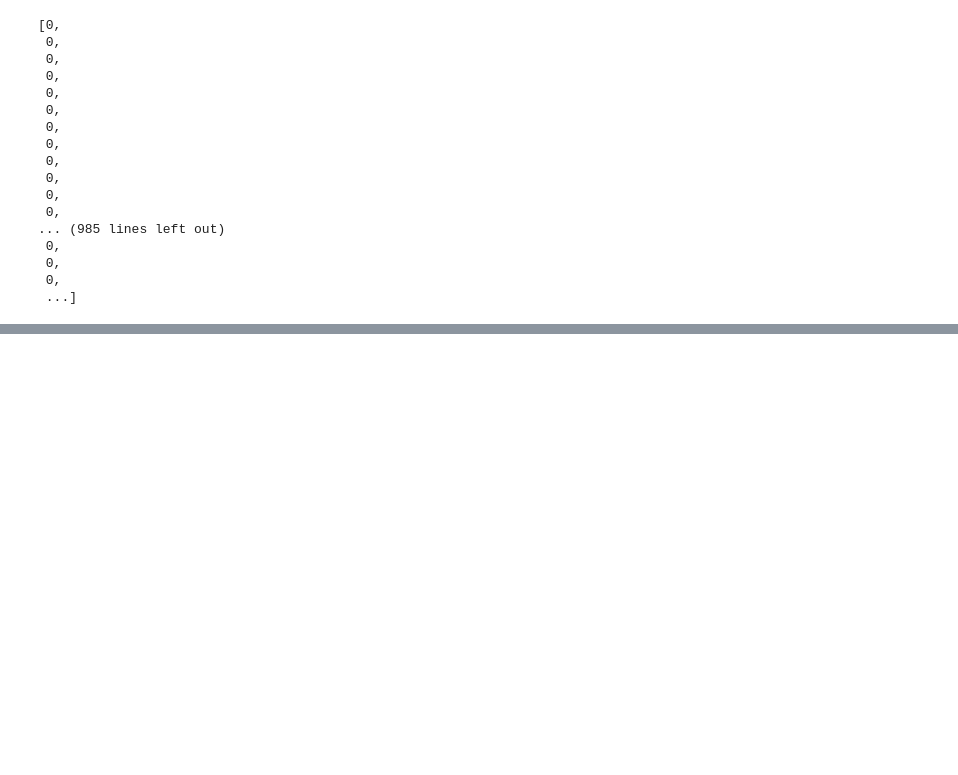
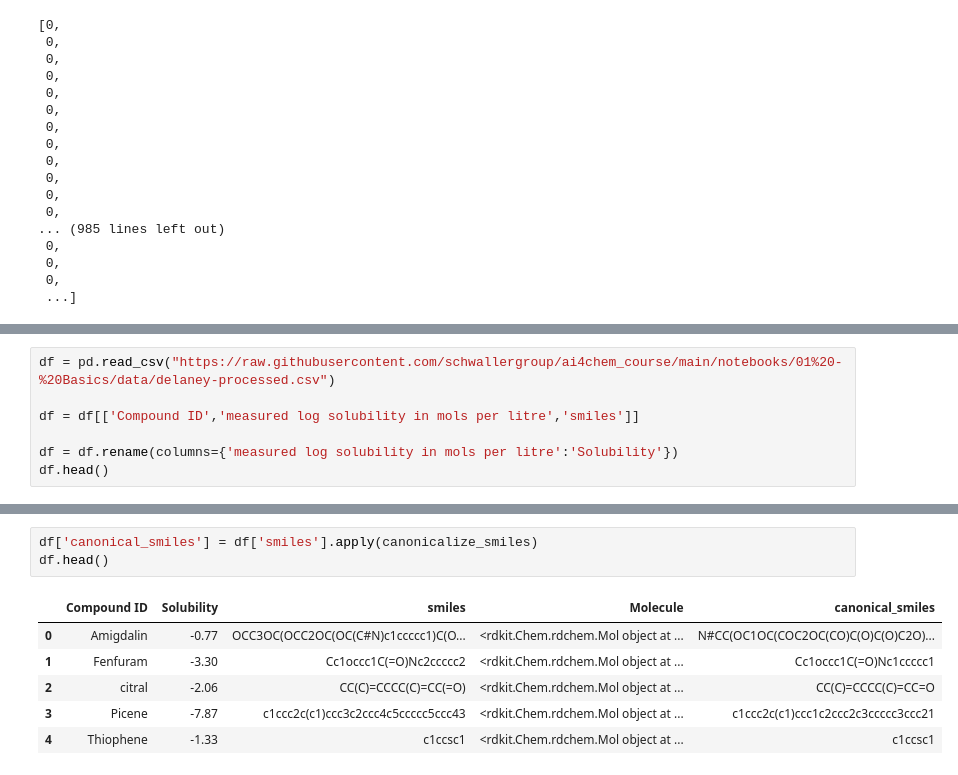
Before and after one commit to Accayo14/AI-for-Chemistry, a Jupyter notebook: Week_1/rdkit.ipynb, the cells around one changed output, grey strips where cells are left out. Drawn from its saved outputs; the diff is of its cells as text; blank space fills up the shorter version.

```diff
--- a/Week_1/rdkit.ipynb
+++ b/Week_1/rdkit.ipynb
@@ -213,0 +350,7 @@ caffiene_fp.ToList()
+# %%
+df = pd.read_csv("https://raw.githubusercontent.com/schwallergroup/ai4chem_course/main/notebooks/01%20-%20Basics/data/delaney-processed.csv")
+
+df = df[['Compound ID','measured log solubility in mols per litre','smiles']]
+
+df = df.rename(columns={'measured log solubility in mols per litre':'Solubility'})
+df.head()
@@ -213,0 +396,10 @@ caffiene_fp.ToList()
+# %%
+df['canonical_smiles'] = df['smiles'].apply(canonicalize_smiles)
+df.head()
+# %% [output]
+|  | Compound ID | Solubility | smiles | Molecule | canonical_smiles |
+| 0 | Amigdalin | -0.77 | OCC3OC(OCC2OC(OC(C#N)c1ccccc1)C(O... | <rdkit.Chem.rdchem.Mol object at ... | N#CC(OC1OC(COC2OC(CO)C(O)C(O)C2O)... |
+| 1 | Fenfuram | -3.30 | Cc1occc1C(=O)Nc2ccccc2 | <rdkit.Chem.rdchem.Mol object at ... | Cc1occc1C(=O)Nc1ccccc1 |
+| 2 | citral | -2.06 | CC(C)=CCCC(C)=CC(=O) | <rdkit.Chem.rdchem.Mol object at ... | CC(C)=CCCC(C)=CC=O |
+| 3 | Picene | -7.87 | c1ccc2c(c1)ccc3c2ccc4c5ccccc5ccc43 | <rdkit.Chem.rdchem.Mol object at ... | c1ccc2c(c1)ccc1c2ccc2c3ccccc3ccc21 |
+| 4 | Thiophene | -1.33 | c1ccsc1 | <rdkit.Chem.rdchem.Mol object at ... | c1ccsc1 |
```
Also changed, not shown: parts of 10 cells of this notebook.
